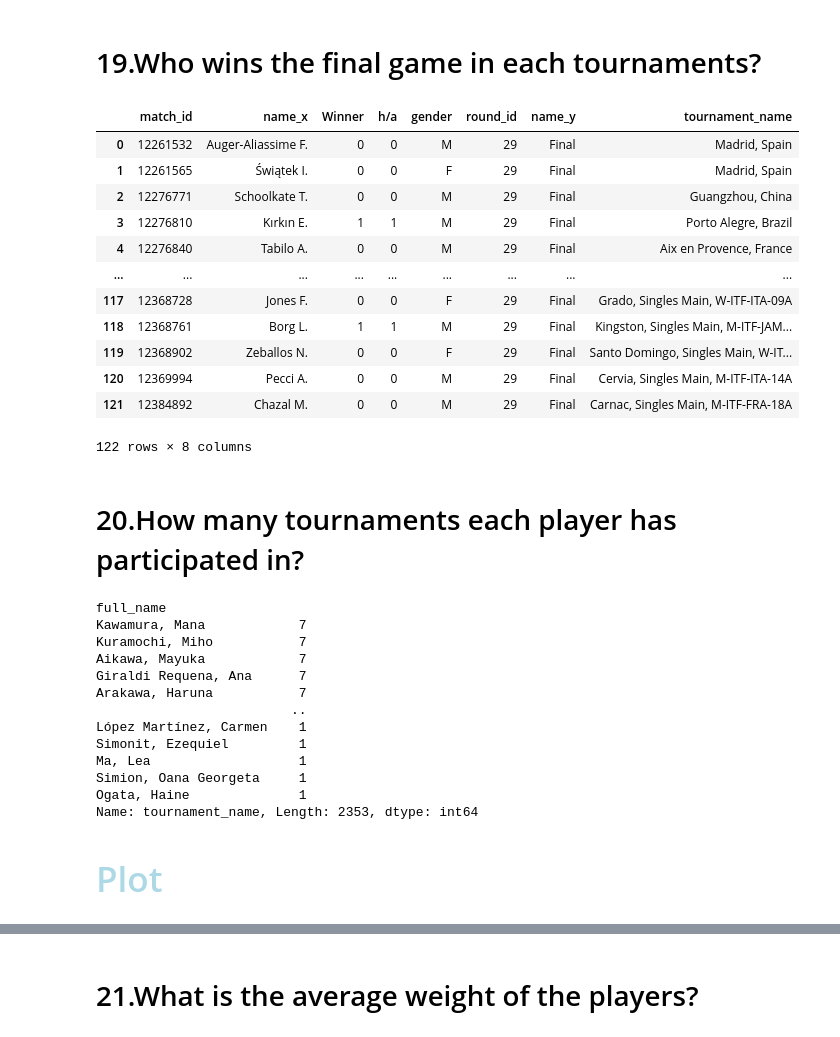
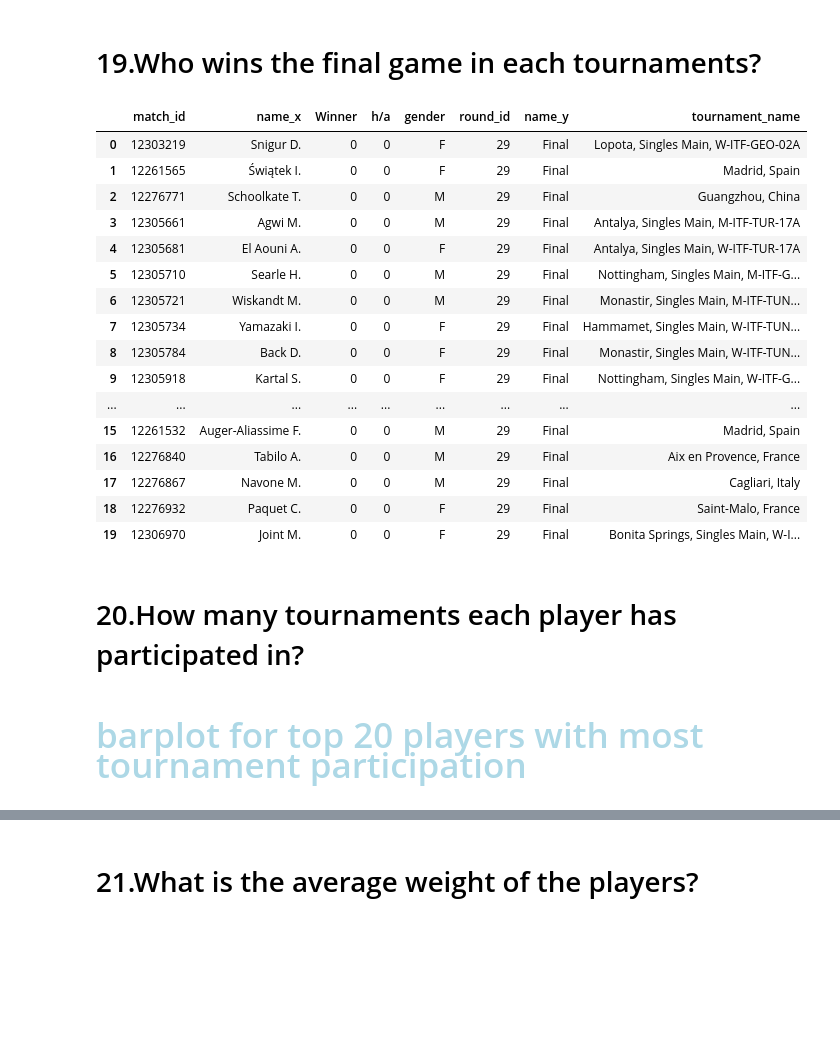
Before and after one commit to HosseinFaghihi/tennismatch_coop_coding, a Jupyter notebook: notbooks/tproject.ipynb, the cells around one changed output, grey strips where cells are left out. Drawn from its saved outputs; the diff is of its cells as text; code cells hidden in the pictures; blank space fills up the shorter version.

```diff
--- a/notbooks/tproject.ipynb
+++ b/notbooks/tproject.ipynb
@@ -1329,39 +1179,59 @@ Passing `palette` without assigning `hue` is deprecated and will be removed in v
 19.Who wins the final game in each tournaments?
 </h1>
 # %%
+# Filter for final matches and remove duplicates
 final_matches = grouped_data_frames['round'][grouped_data_frames['round']['name'] == 'Final'].reset_index(drop=True)
-final_matches=final_matches.drop_duplicates()
-tournament_without_duplicates=grouped_data_frames['tournament'].drop_duplicates()
-merged_tournament_final_matches = pd.merge(final_matches[['match_id','round_id','name']], tournament_without_duplicates[['match_id', 'tournament_name']], on='match_id', how='inner').drop_duplicates()
-merged_tournament_final_matches
+final_matches = final_matches.drop_duplicates()
 
-merged_df_pbp_tournament = pd.merge(df_merge_team_pbp[['match_id','name','Winner','h/a','gender']], merged_tournament_final_matches, on='match_id', how='inner')
-filtered_df_pbp_tournament = merged_df_pbp_tournament[merged_df_pbp_tournament['Winner'] == merged_df_pbp_tournament['h/a']].drop_duplicates().reset_index(drop=True)
+# Remove duplicate tournaments
+tournament_without_duplicates = grouped_data_frames['tournament'].drop_duplicates()
 
-filtered_df_pbp_tournament
+# Merge final matches with tournaments and remove duplicates
+merged_tournament_final_matches = pd.merge(
+    final_matches[['match_id', 'round_id', 'name']],
+    tournament_without_duplicates[['match_id', 'tournament_name']],
+    on='match_id',
+    how='inner'
+).drop_duplicates()
+
+#Merge with team and play-by-play (pbp) data
+merged_df_pbp_tournament = pd.merge(
+    df_merge_team_pbp[['match_id', 'name', 'Winner', 'h/a', 'gender']],
+    merged_tournament_final_matches,
+    on='match_id',
+    how='inner'
+)
+
+# Filter by matches where the winner is the home/away team and remove duplicates
+filtered_df_pbp_tournament = merged_df_pbp_tournament[
+    merged_df_pbp_tournament['Winner'] == merged_df_pbp_tournament['h/a']
+].drop_duplicates().reset_index(drop=True)
+
+# the filtered DataFrame
+filtered_df_pbp_tournament.head(20)
 # %% [output]
 |  | match_id | name_x | Winner | h/a | gender | round_id | name_y | tournament_name |
-| 0 | 12261532 | Auger-Aliassime F. | 0 | 0 | M | 29 | Final | Madrid, Spain |
+| 0 | 12303219 | Snigur D. | 0 | 0 | F | 29 | Final | Lopota, Singles Main, W-ITF-GEO-02A |
 | 1 | 12261565 | Świątek I. | 0 | 0 | F | 29 | Final | Madrid, Spain |
 | 2 | 12276771 | Schoolkate T. | 0 | 0 | M | 29 | Final | Guangzhou, China |
-| 3 | 12276810 | Kırkın E. | 1 | 1 | M | 29 | Final | Porto Alegre, Brazil |
-| 4 | 12276840 | Tabilo A. | 0 | 0 | M | 29 | Final | Aix en Provence, France |
+| 3 | 12305661 | Agwi M. | 0 | 0 | M | 29 | Final | Antalya, Singles Main, M-ITF-TUR-17A |
+| 4 | 12305681 | El Aouni A. | 0 | 0 | F | 29 | Final | Antalya, Singles Main, W-ITF-TUR-17A |
+| 5 | 12305710 | Searle H. | 0 | 0 | M | 29 | Final | Nottingham, Singles Main, M-ITF-G... |
+| 6 | 12305721 | Wiskandt M. | 0 | 0 | M | 29 | Final | Monastir, Singles Main, M-ITF-TUN... |
+| 7 | 12305734 | Yamazaki I. | 0 | 0 | F | 29 | Final | Hammamet, Singles Main, W-ITF-TUN... |
+| 8 | 12305784 | Back D. | 0 | 0 | F | 29 | Final | Monastir, Singles Main, W-ITF-TUN... |
+| 9 | 12305918 | Kartal S. | 0 | 0 | F | 29 | Final | Nottingham, Singles Main, W-ITF-G... |
 | ... | ... | ... | ... | ... | ... | ... | ... | ... |
-| 117 | 12368728 | Jones F. | 0 | 0 | F | 29 | Final | Grado, Singles Main, W-ITF-ITA-09A |
-| 118 | 12368761 | Borg L. | 1 | 1 | M | 29 | Final | Kingston, Singles Main, M-ITF-JAM... |
-| 119 | 12368902 | Zeballos N. | 0 | 0 | F | 29 | Final | Santo Domingo, Singles Main, W-IT... |
-| 120 | 12369994 | Pecci A. | 0 | 0 | M | 29 | Final | Cervia, Singles Main, M-ITF-ITA-14A |
-| 121 | 12384892 | Chazal M. | 0 | 0 | M | 29 | Final | Carnac, Singles Main, M-ITF-FRA-18A |
+| 15 | 12261532 | Auger-Aliassime F. | 0 | 0 | M | 29 | Final | Madrid, Spain |
+| 16 | 12276840 | Tabilo A. | 0 | 0 | M | 29 | Final | Aix en Provence, France |
+| 17 | 12276867 | Navone M. | 0 | 0 | M | 29 | Final | Cagliari, Italy |
+| 18 | 12276932 | Paquet C. | 0 | 0 | F | 29 | Final | Saint-Malo, France |
+| 19 | 12306970 | Joint M. | 0 | 0 | F | 29 | Final | Bonita Springs, Singles Main, W-I... |
-122 rows × 8 columns
 # %% [markdown]
 <h1>
 20.How many tournaments each player has participated in?
 </h1>
 # %%
-import pandas as pd
-import matplotlib.pyplot as plt
-import seaborn as sns
-
 # Data you provided
 home_team = grouped_data_frames['home_team']
 away_team = grouped_data_frames['away_team']
@@ -1380,27 +1250,11 @@ merged = merged_df.drop('match_id', axis=1)
 
 # Count the number of unique tournaments for each player
 tournament_counts = merged_df.groupby('full_name')['tournament_name'].nunique()
-
-print(tournament_counts.sort_values(ascending=False))
-# %% [output]
-full_name
-Kawamura, Mana            7
-Kuramochi, Miho           7
-Aikawa, Mayuka            7
-Giraldi Requena, Ana      7
-Arakawa, Haruna           7
-                         ..
-López Martínez, Carmen    1
-Simonit, Ezequiel         1
-Ma, Lea                   1
-Simion, Oana Georgeta     1
-Ogata, Haine              1
-Name: tournament_name, Length: 2353, dtype: int64
 # %% [markdown]
 <h2  style="color:lightblue; font-family:Arial, sans-serif; font-size:35px;">
 
 
-Plot
+barplot for top 20 players with most tournament participation
 </h2>
 # %%
 # Get the top 20 players with the most tournament participation
```
Also changed, not shown: parts of 30 cells of this notebook, 2 other files.
